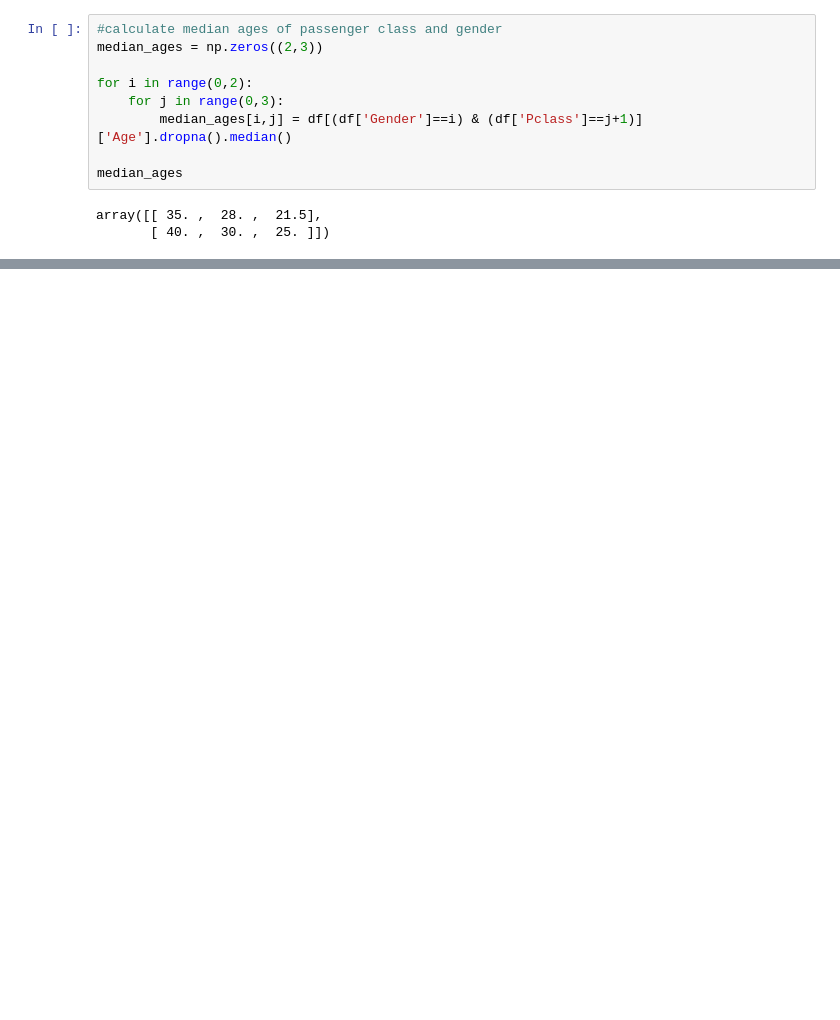
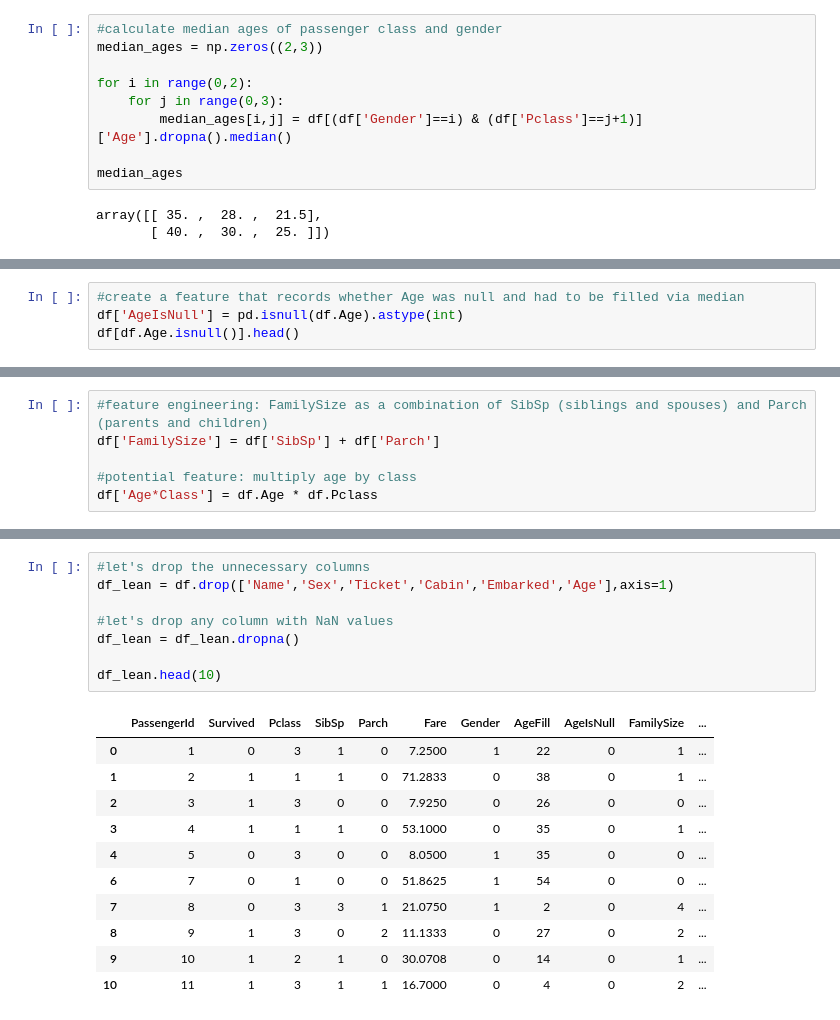
Before and after one commit to DieterJoubert/kaggle, a Jupyter notebook: titanic/python_tutorial_3.ipynb, the cells around one changed output, grey strips where cells are left out. Saved outputs shown, nothing was run; the diff lists cells and outputs as text; blank space fills up the shorter version.

```diff
--- a/titanic/python_tutorial_3.ipynb
+++ b/titanic/python_tutorial_3.ipynb
@@ -244,0 +277,4 @@ df['AgeFill'] = df['Age']
+# %%
+#create a feature that records whether Age was null and had to be filled via median
+df['AgeIsNull'] = pd.isnull(df.Age).astype(int)
+df[df.Age.isnull()].head()
@@ -244,0 +288,6 @@ df['AgeFill'] = df['Age']
+# %%
+#feature engineering: FamilySize as a combination of SibSp (siblings and spouses) and Parch (parents and children)
+df['FamilySize'] = df['SibSp'] + df['Parch']
+
+#potential feature: multiply age by class
+df['Age*Class'] = df.Age * df.Pclass
@@ -244,0 +331,20 @@ df['AgeFill'] = df['Age']
+# %%
+#let's drop the unnecessary columns
+df_lean = df.drop(['Name','Sex','Ticket','Cabin','Embarked','Age'],axis=1)
+
+#let's drop any column with NaN values
+df_lean = df_lean.dropna()
+
+df_lean.head(10)
+# %% [output]
+|  | PassengerId | Survived | Pclass | SibSp | Parch | Fare | Gender | AgeFill | AgeIsNull | FamilySize | ... |
+| 0 | 1 | 0 | 3 | 1 | 0 | 7.2500 | 1 | 22 | 0 | 1 | ... |
+| 1 | 2 | 1 | 1 | 1 | 0 | 71.2833 | 0 | 38 | 0 | 1 | ... |
+| 2 | 3 | 1 | 3 | 0 | 0 | 7.9250 | 0 | 26 | 0 | 0 | ... |
+| 3 | 4 | 1 | 1 | 1 | 0 | 53.1000 | 0 | 35 | 0 | 1 | ... |
+| 4 | 5 | 0 | 3 | 0 | 0 | 8.0500 | 1 | 35 | 0 | 0 | ... |
+| 6 | 7 | 0 | 1 | 0 | 0 | 51.8625 | 1 | 54 | 0 | 0 | ... |
+| 7 | 8 | 0 | 3 | 3 | 1 | 21.0750 | 1 | 2 | 0 | 4 | ... |
+| 8 | 9 | 1 | 3 | 0 | 2 | 11.1333 | 0 | 27 | 0 | 2 | ... |
+| 9 | 10 | 1 | 2 | 1 | 0 | 30.0708 | 0 | 14 | 0 | 1 | ... |
+| 10 | 11 | 1 | 3 | 1 | 1 | 16.7000 | 0 | 4 | 0 | 2 | ... |
```
Also changed, not shown: parts of 9 cells of this notebook.
